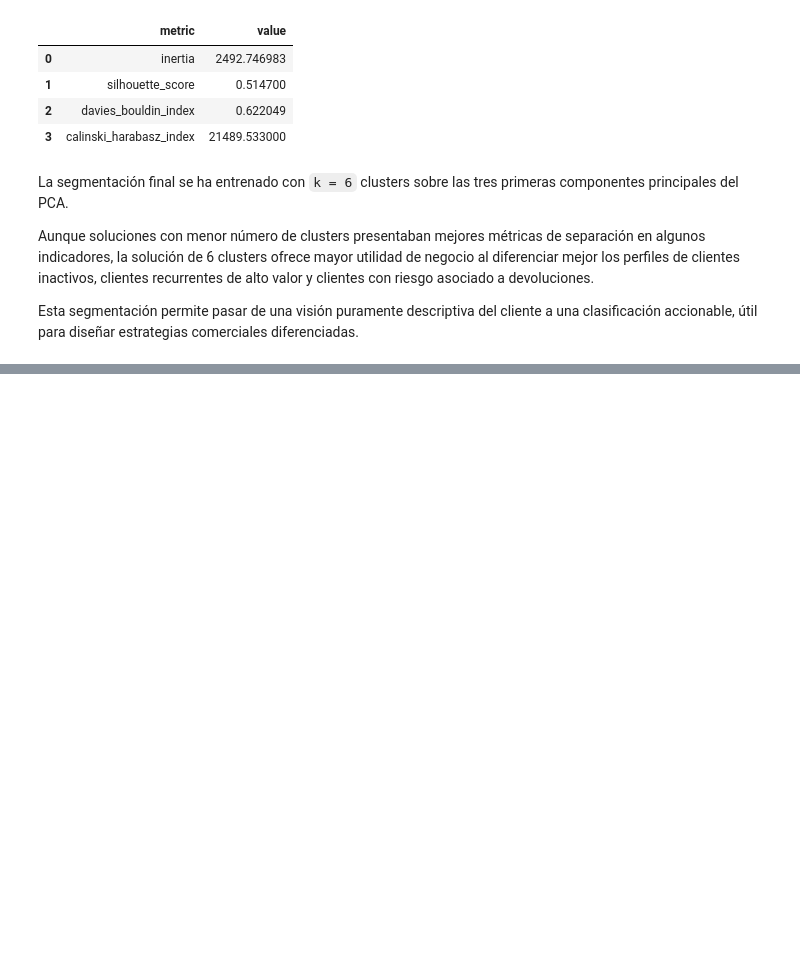
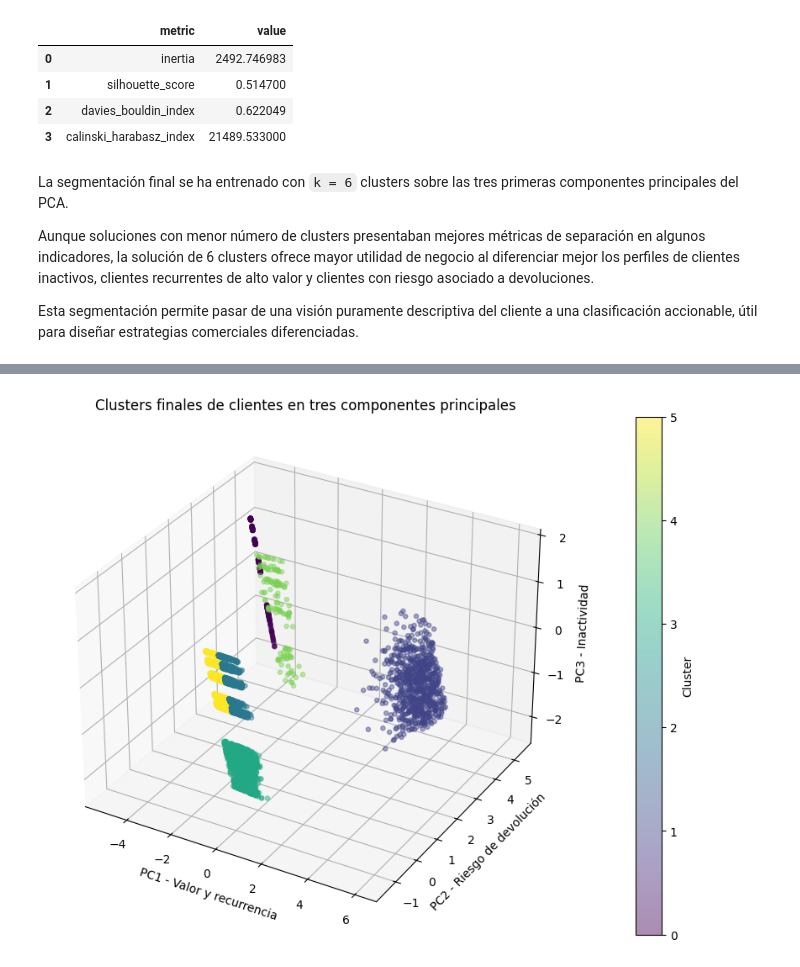
Before and after one commit to luciacantos/trabajofinal_gestion, a Jupyter notebook: notebooks/pca_clustering_clientes.ipynb, the cells around one changed output, grey strips where cells are left out. Cells and saved outputs as stored; diff of their text form; code cells hidden in the pictures; blank space fills up the shorter version.

```diff
--- a/notebooks/pca_clustering_clientes.ipynb
+++ b/notebooks/pca_clustering_clientes.ipynb
@@ -1160,0 +1225,26 @@ Esta segmentación permite pasar de una visión puramente descriptiva del client
+# %%
+from mpl_toolkits.mplot3d import Axes3D
+
+fig = plt.figure(figsize=(11, 8))
+ax = fig.add_subplot(111, projection="3d")
+
+scatter = ax.scatter(
+    df_pca["PC1"],
+    df_pca["PC2"],
+    df_pca["PC3"],
+    c=df_pca["cluster_final"],
+    alpha=0.45,
+    s=14
+)
+
+ax.set_xlabel("PC1 - Valor y recurrencia")
+ax.set_ylabel("PC2 - Riesgo de devolución")
+ax.set_zlabel("PC3 - Inactividad")
+ax.set_title("Clusters finales de clientes en tres componentes principales")
+
+cbar = plt.colorbar(scatter, ax=ax, pad=0.1)
+cbar.set_label("Cluster")
+
+plt.show()
+# %% [output]
+[figure, added]
```
Also changed, not shown: parts of 16 cells of this notebook, 1 other file.
